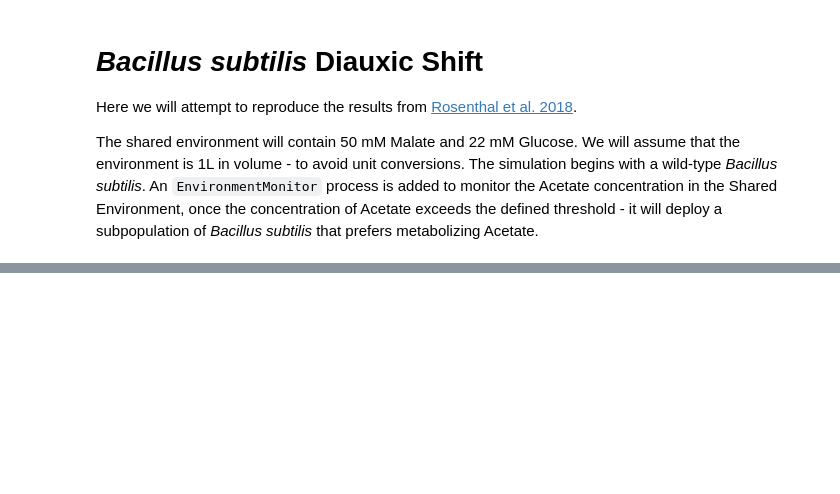
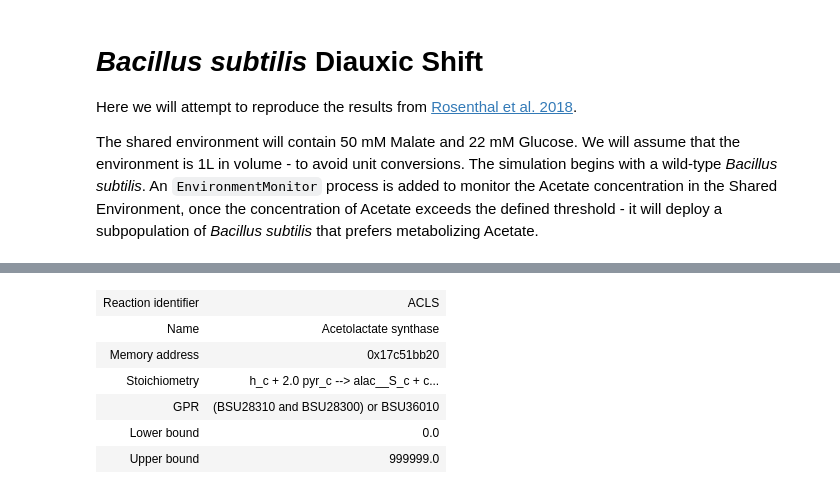
Before and after one commit to vivarium-collective/cdFBA, a Jupyter notebook: Notebooks/Diauxic Shift.ipynb, the cells around one changed output, grey strips where cells are left out. Saved outputs shown, nothing was run; the diff lists cells and outputs as text; code cells hidden in the pictures; blank space fills up the shorter version.

```diff
--- a/Notebooks/Diauxic Shift.ipynb
+++ b/Notebooks/Diauxic Shift.ipynb
@@ -190,3 +190,13 @@ list(model.metabolites.get_by_id('actn__R_c').reactions)[3]
 | GPR | BSU30450 and BSU30440 and BSU3043... |
 | Lower bound | 0.0 |
 | Upper bound | 999999.0 |
+# %%
+model.reactions.get_by_id('ACLS')
+# %% [output]
+| Reaction identifier | ACLS |
+| Name | Acetolactate synthase |
+| Memory address | 0x17c51bb20 |
+| Stoichiometry | h_c + 2.0 pyr_c --> alac__S_c + c... |
+| GPR | (BSU28310 and BSU28300) or BSU36010 |
+| Lower bound | 0.0 |
+| Upper bound | 999999.0 |
```
Also changed, not shown: parts of 3 cells of this notebook, 8 other files.
